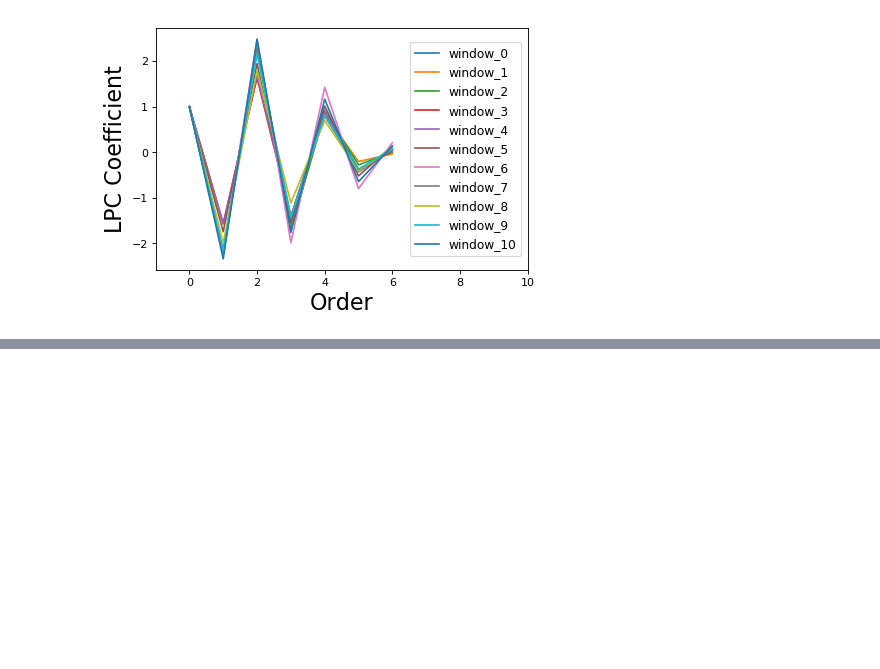
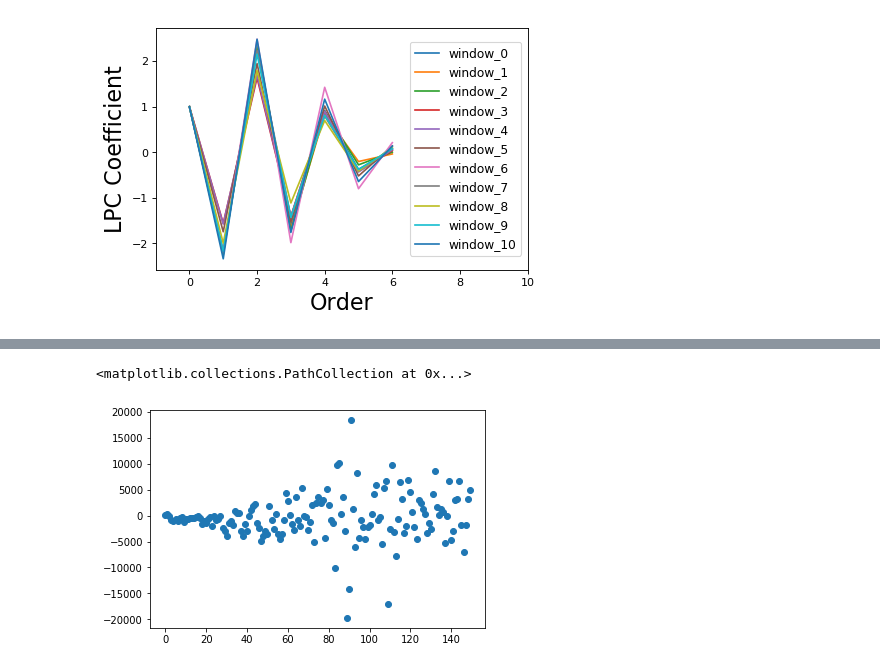
Before and after one commit to llayer/StromboliWF, a Jupyter notebook: parametrization.ipynb, the cells around one changed output, grey strips where cells are left out. Saved outputs shown, nothing was run; the diff lists cells and outputs as text; code cells hidden in the pictures; blank space fills up the shorter version.

```diff
--- a/parametrization.ipynb
+++ b/parametrization.ipynb
@@ -119,3 +159,10 @@ Text(0.5, 0, 'Order')
+# %%
+res = data_window - y_hat
+# %%
+plt.scatter(range(len(res)), res)
+# %% [output]
+<matplotlib.collections.PathCollection at 0x...>
+[figure, added]
 # %%
 def param_amplitude(file):
 
```
Also changed, not shown: parts of 7 cells of this notebook.
